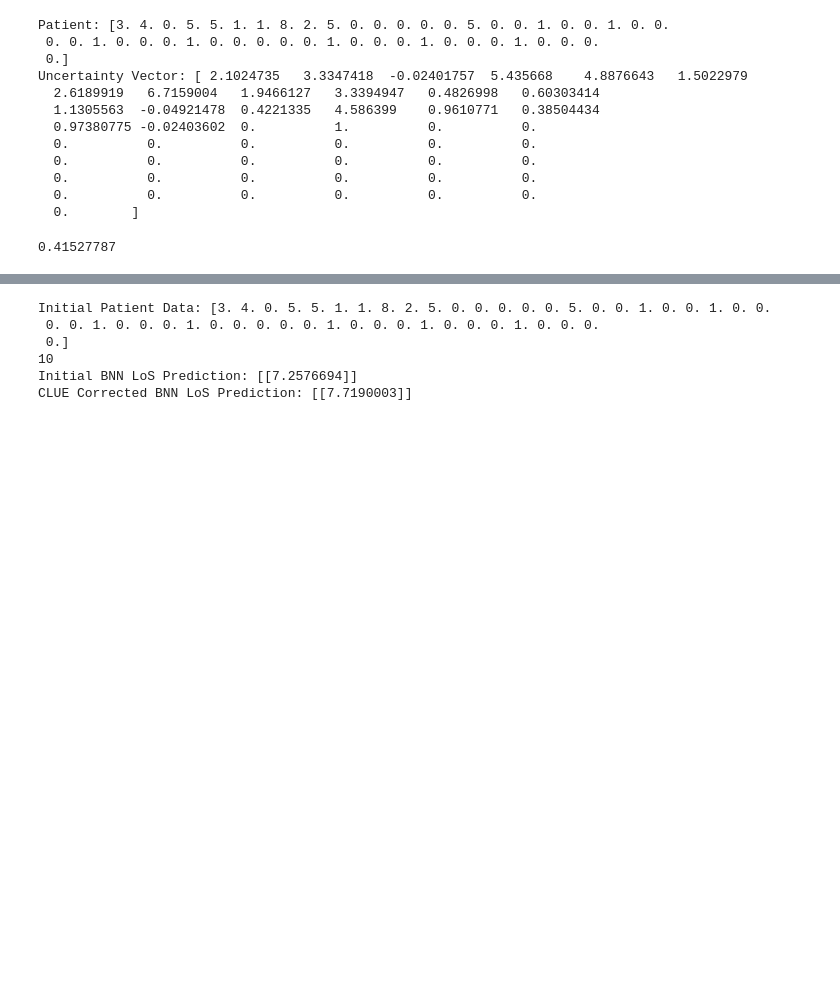
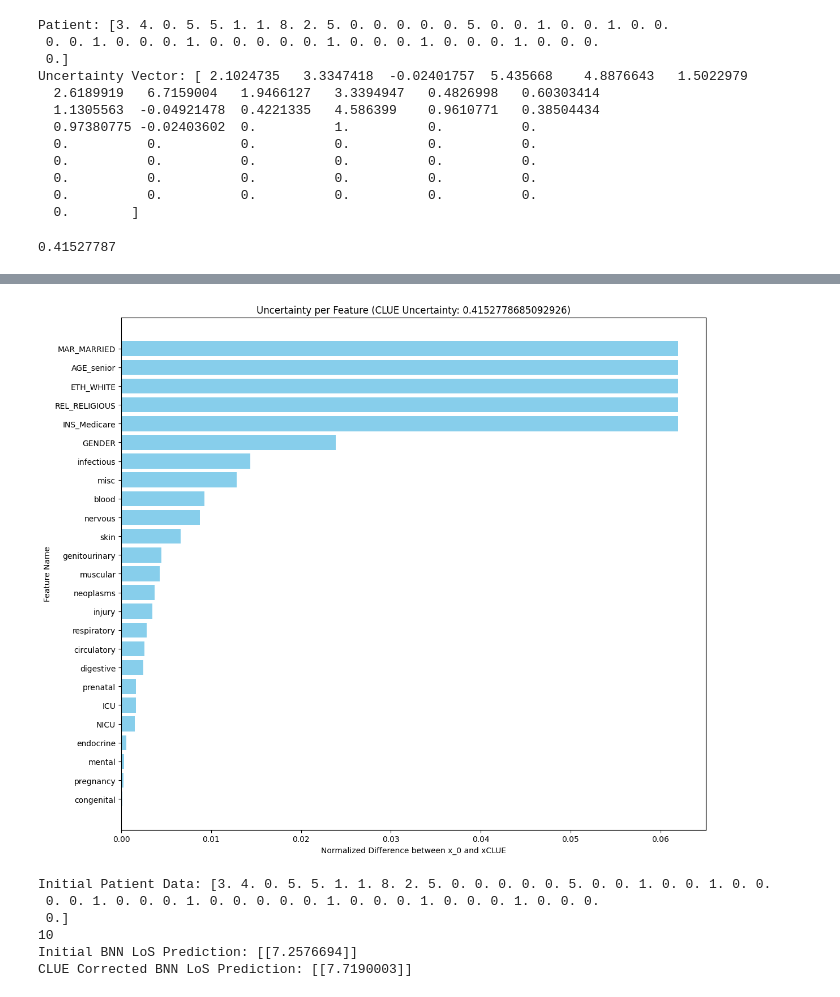
Before and after one commit to lsch0lz/counterfactuals, a Jupyter notebook: examples/mimic_clue_regression.ipynb, the cells around one changed output, grey strips where cells are left out. Saved outputs shown, nothing was run; the diff lists cells and outputs as text; code cells hidden in the pictures; blank space fills up the shorter version.

Commit message:
feat: scale uncertainty values per feature in regards to overall uncertainty

```diff
--- a/examples/mimic_clue_regression.ipynb
+++ b/examples/mimic_clue_regression.ipynb
@@ -440,4 +423,59 @@ DEBUG:matplotlib.font_manager:findfont: Matching sans\-serif:style=normal:varian
 [figure]
+# %%
+def calculate_uncertain_features(original_values, x_clue_values, data_frame, overall_uncertainty):
+    different_indexes = different_indexes = np.where(original_values != x_clue_values)[0]
+    uncertain_features = [UncertainFeature(index, abs(original_values[index] - x_clue_values[index]), original_values[index], x_clue_values[index], 0.0) for index in different_indexes]
+
+
+    uncertainty_differences_normalized = []
+    for uncertain_feature in uncertain_features:
+        var_name = var_names_flat[dname][uncertain_feature.feature_index]
+        feature_value_range = data_frame[var_name].max() - data_frame[var_name].min()
+        # Min-Max Normalization
+        normalized_clue_value = (uncertain_feature.x_clue_value - data_frame[var_name].min()) / (data_frame[var_name].max() - data_frame[var_name].min())
+        normalized_original_value = (uncertain_feature.original_value - data_frame[var_name].min()) / (data_frame[var_name].max() - data_frame[var_name].min())
+        normalized_difference = abs(normalized_clue_value - normalized_original_value)
+
+        uncertainty_differences_normalized.append(UncertainFeature(uncertain_feature.feature_index, uncertain_feature.difference, uncertain_feature.original_value, uncertain_feature.x_clue_value, normalized_difference=normalized_difference))
+
+    uncertainty_sum_from_all_features = sum([uncertainty.normalized_difference for uncertainty in uncertainty_differences_normalized])
+    scaling_factor = overall_uncertainty / uncertainty_sum_from_all_features
+
+    for uncertainty in uncertainty_differences_normalized:
+        uncertainty.normalized_difference *= scaling_factor
+
+    sorted_uncertainty_features = sorted(uncertainty_differences_normalized, key=lambda x: x.normalized_difference)
+
+    feature_names = [var_names_flat[dname][feature.feature_index] for feature in sorted_uncertainty_features]
+    normalized_differences = [feature.normalized_difference for feature in sorted_uncertainty_features]
+
+    plt.figure(figsize=(12, 10))
+    plt.barh(feature_names, normalized_differences, color="skyblue")
+
+    plt.xlabel("Normalized Difference between x_0 and xCLUE")
+    plt.ylabel("Feature Name")
+    plt.title(f"Uncertainty per Feature (CLUE Uncertainty: {overall_uncertainty})")
+
+    plt.tight_layout()
+    plt.show()
+
+
+categorical_columns = ['ADM_ELECTIVE', 'ADM_EMERGENCY', 'ADM_NEWBORN',
+       'ADM_URGENT', 'INS_Government', 'INS_Medicaid', 'INS_Medicare',
+       'INS_Private', 'INS_Self Pay', 'REL_NOT SPECIFIED', 'REL_RELIGIOUS',
+       'REL_UNOBTAINABLE', 'ETH_ASIAN', 'ETH_BLACK/AFRICAN AMERICAN',
+       'ETH_HISPANIC/LATINO', 'ETH_OTHER/UNKNOWN', 'ETH_WHITE', 'AGE_300.2',
+       'AGE_middle_adult', 'AGE_newborn', 'AGE_senior', 'AGE_young_adult',
+       'MAR_DIVORCED', 'MAR_LIFE PARTNER', 'MAR_MARRIED', 'MAR_SEPARATED',
+       'MAR_SINGLE', 'MAR_UNKNOWN (DEFAULT)', 'MAR_WIDOWED']
+
+df_encoded = df_clean.copy()
+df_encoded[categorical_columns] = df_encoded[categorical_columns].astype(int)
+
+
+calculate_uncertain_features(x_init_batch[Nsample, :], x_vec[-1, Nsample, :], df_encoded, overall_uncertainty=post_uncert.detach().cpu().numpy()[highest_value])
+# %% [output]
+[figure, new version]
 # %%
 print(f"Initial Patient Data: {x_init_batch[Nsample]}")
 print(Nsample)
```
Also changed, not shown: parts of 2 cells of this notebook.
